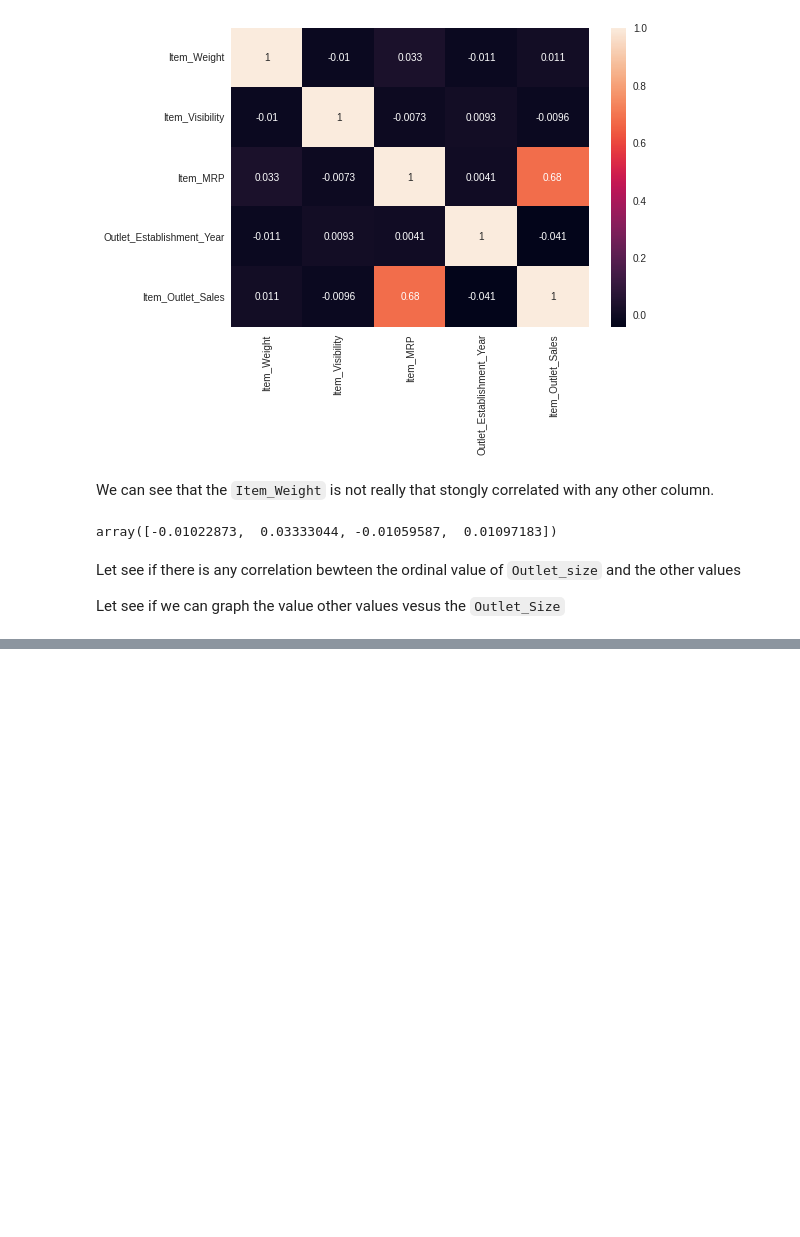
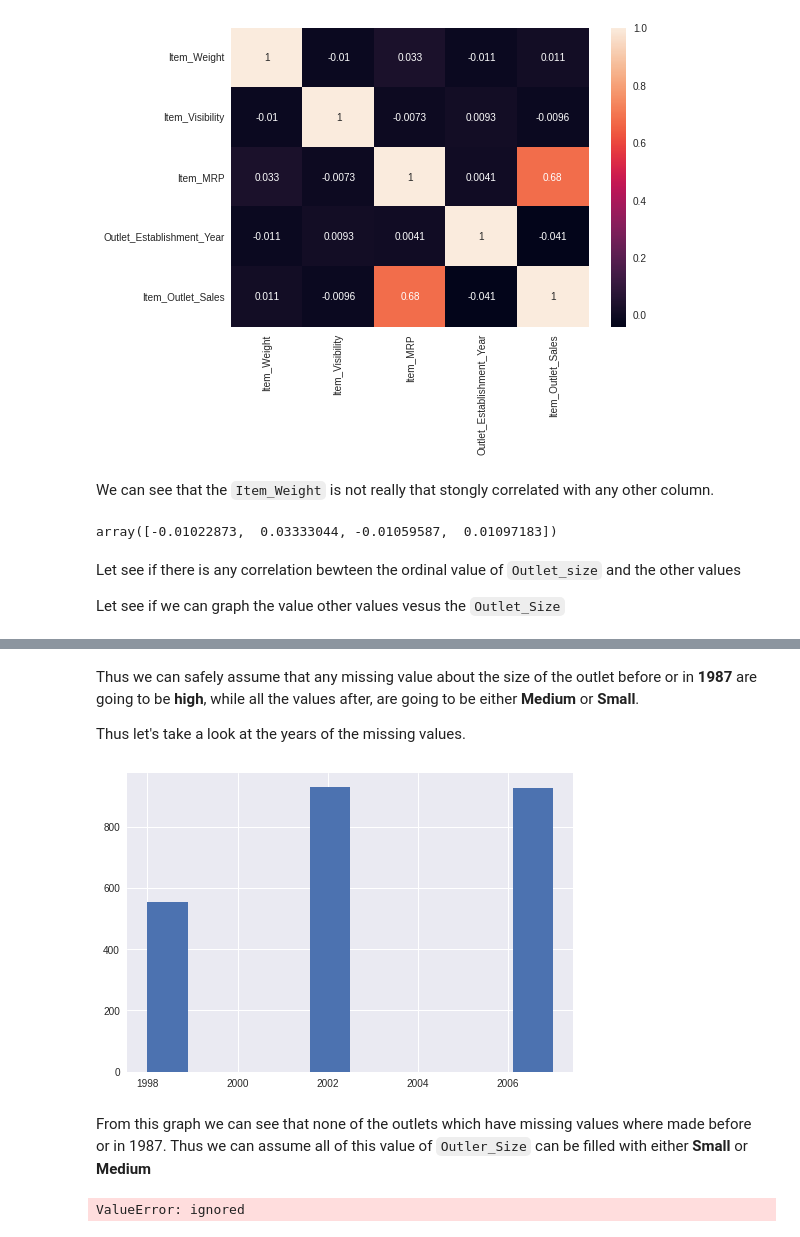
Before and after one commit to GoranTopic/Adjetive-Animal-Match, a Jupyter notebook: Copy_of_food_sales_predictions.ipynb, the cells around one changed output, grey strips where cells are left out. Saved outputs shown, nothing was run; the diff lists cells and outputs as text; code cells hidden in the pictures; blank space fills up the shorter version.

```diff
--- a/Copy_of_food_sales_predictions.ipynb
+++ b/Copy_of_food_sales_predictions.ipynb
@@ -121,2 +154,21 @@ sn.
+# %% [markdown]
+Thus we can safely assume that any missing value about the size of the outlet before or in __1987__ are going to be __high__, while all the values after, are going to be either __Medium__ or __Small__.
+
+Thus let's take a look at the years of the missing values.
+# %%
+# get al the rows that have missing values
+missing_df = sales_df[sales_df['Outlet_Size'].isna()]
+missing_df.Outlet_Establishment_Year.hist();
+# %% [output]
+[figure, added]
+# %% [markdown]
+From this graph we can see that none of the outlets which have missing values where made before or in 1987.
+Thus we can assume all of this value of `Outler_Size` can be filled with either __Small__ or __Medium__
+# %%
+years = sales_df.Outlet_Establishment_Year.unique()
+#sales_df.Outlet_Establishment_Year.hist(bins=100);
+sn.barplot(x='Outlet_Establisment_Year', data=sales_df)
+# %% [output]
+ValueError: ignored
 # %%
 # heck the number of na values
```
Also changed, not shown: parts of 8 cells of this notebook.
